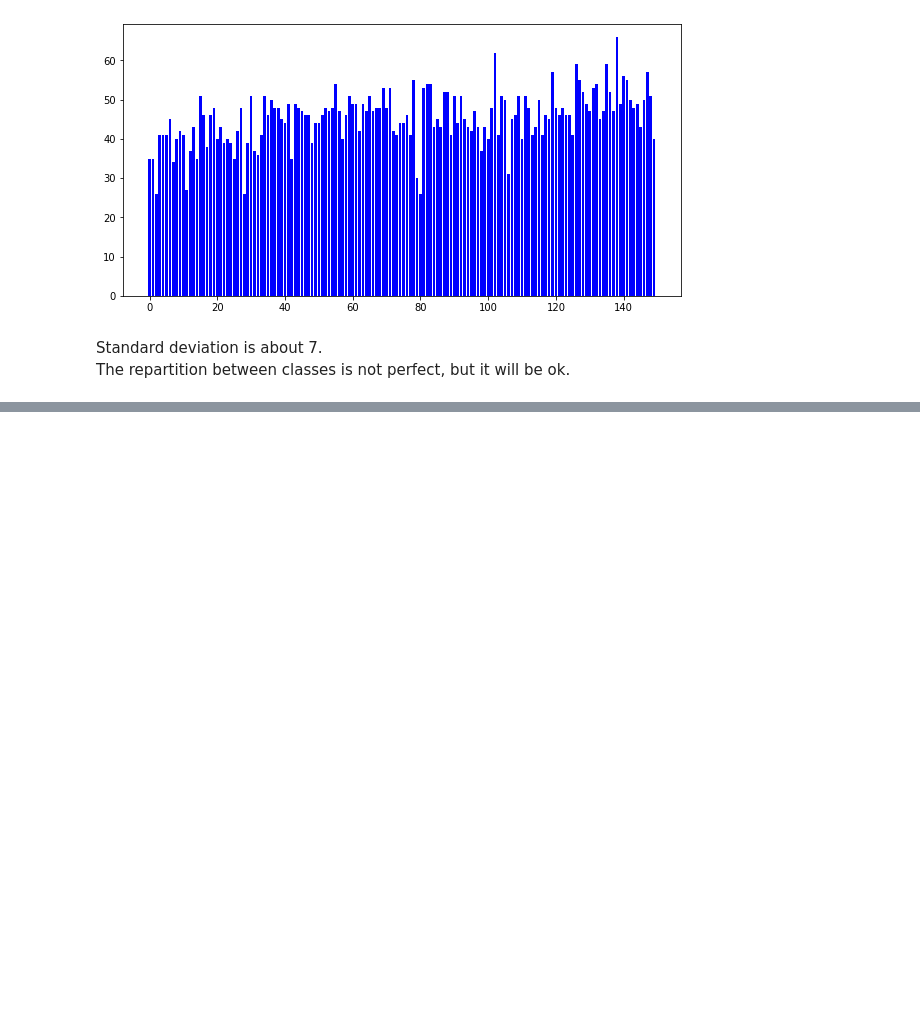
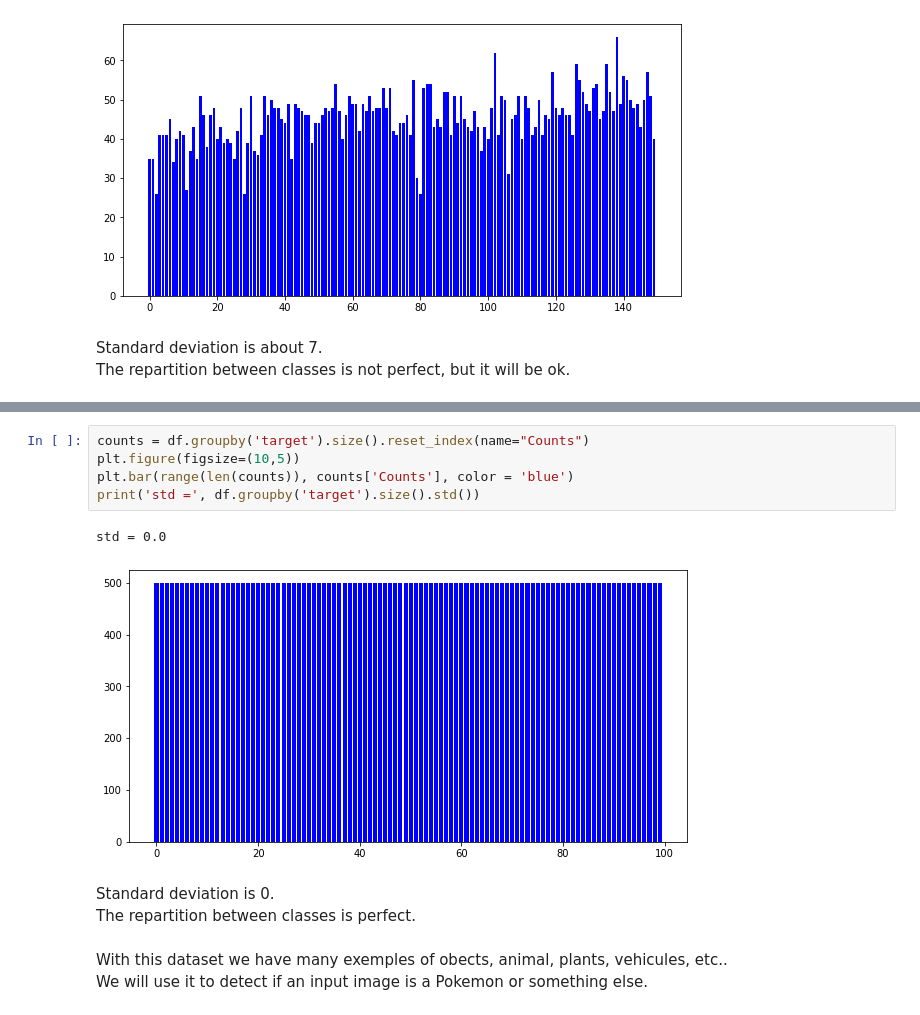
Before and after one commit to AzemaBaptiste/pokemon_classifier, a Jupyter notebook: 0_Exploration.ipynb, the cells around one changed output, grey strips where cells are left out. Cells and saved outputs as stored; diff of their text form; blank space fills up the shorter version.

```diff
--- a/Pokemon_classifier.ipynb
+++ b/0_Exploration.ipynb
@@ -658,0 +164,14 @@ estimator.fit({'train': input_data})
+# %%
+counts = df.groupby('target').size().reset_index(name="Counts")
+plt.figure(figsize=(10,5))
+plt.bar(range(len(counts)), counts['Counts'], color = 'blue')
+print('std =', df.groupby('target').size().std())
+# %% [output]
+std = 0.0
+[figure, added]
+# %% [markdown]
+Standard deviation is 0.<br>
+The repartition between classes is perfect.
+# %% [markdown]
+With this dataset we have many exemples of obects, animal, plants, vehicules, etc..<br>
+We will use it to detect if an input image is a Pokemon or something else.
```
Also changed, not shown: parts of 72 cells of this notebook, 3 other files.
